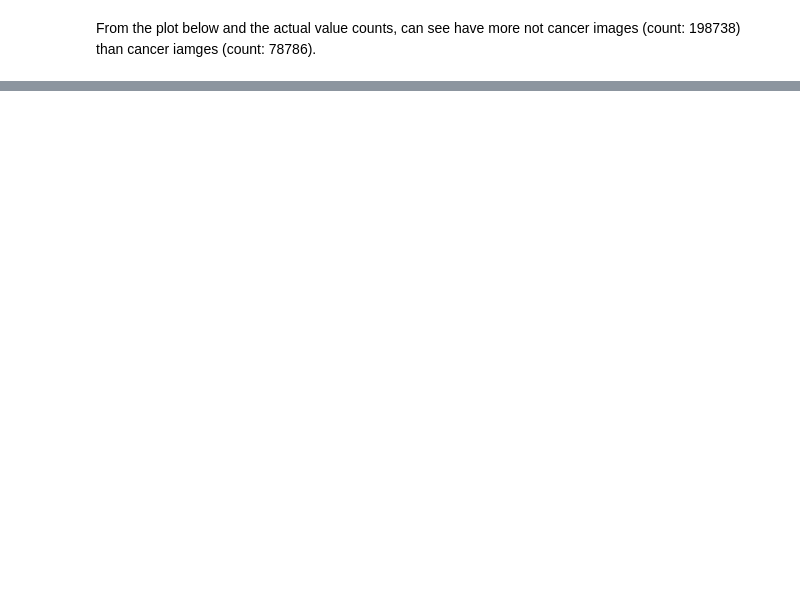
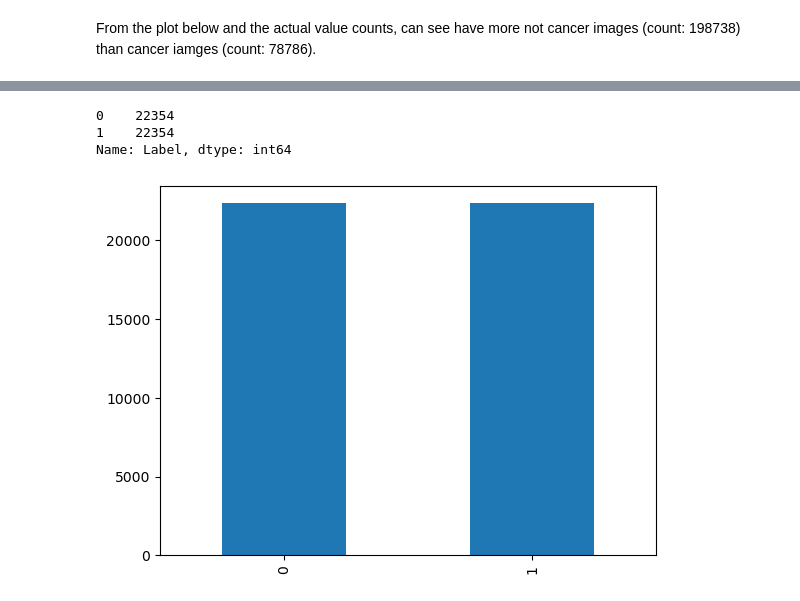
Before and after one commit to annapfenner/Springboard, a Jupyter notebook: Breast_Cancer_Capstone_Project/Breast_Cancer_Capstone_Project.ipynb, the cells around one changed output, grey strips where cells are left out. Saved outputs shown, nothing was run; the diff lists cells and outputs as text; code cells hidden in the pictures; blank space fills up the shorter version.

```diff
--- a/Breast_Cancer_Capstone_Project/Breast_Cancer_Capstone_Project.ipynb
+++ b/Breast_Cancer_Capstone_Project/Breast_Cancer_Capstone_Project.ipynb
@@ -176,0 +281,16 @@ image_dataframe.head()
+# %%
+#undersample the majority
+rus = RandomUnderSampler(random_state=42)
+X_under, y_under = rus.fit_resample(X_over, y_over)
+# %%
+#plot to make sure now even
+y_under.value_counts().plot(kind='bar')
+print(y_under.value_counts())
+
+#values before this were {0: 49676, 1:22354}
+#looking to use ~44000 instead of ~300000
+# %% [output]
+0    22354
+1    22354
+Name: Label, dtype: int64
+[figure, added]
```
Also changed, not shown: parts of 50 cells of this notebook.
